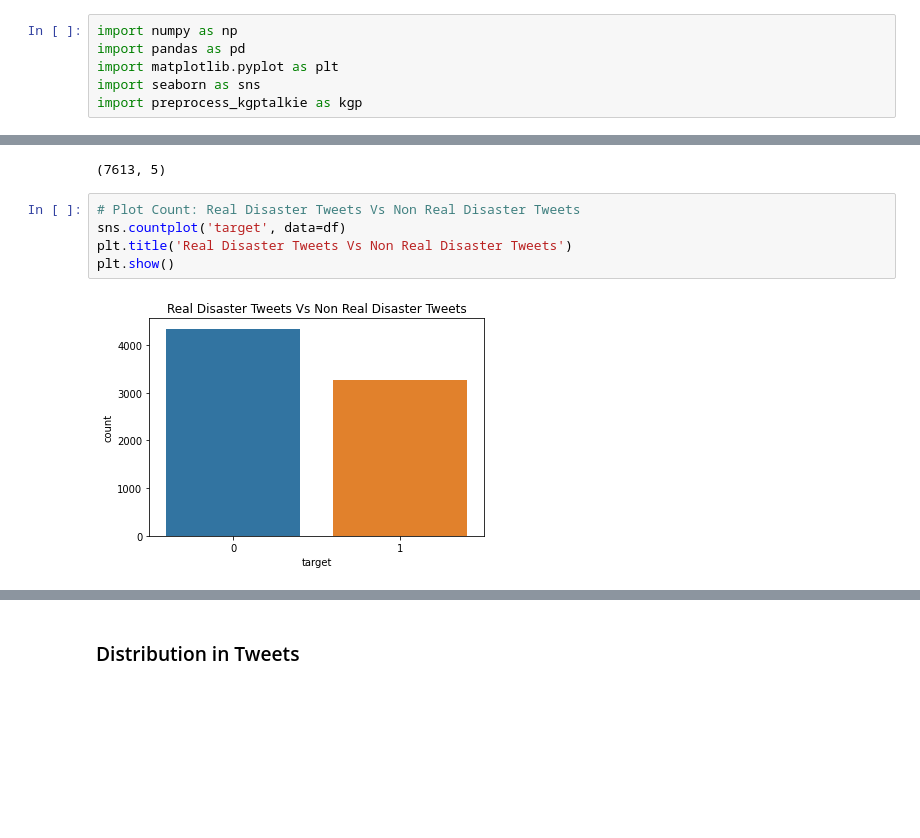
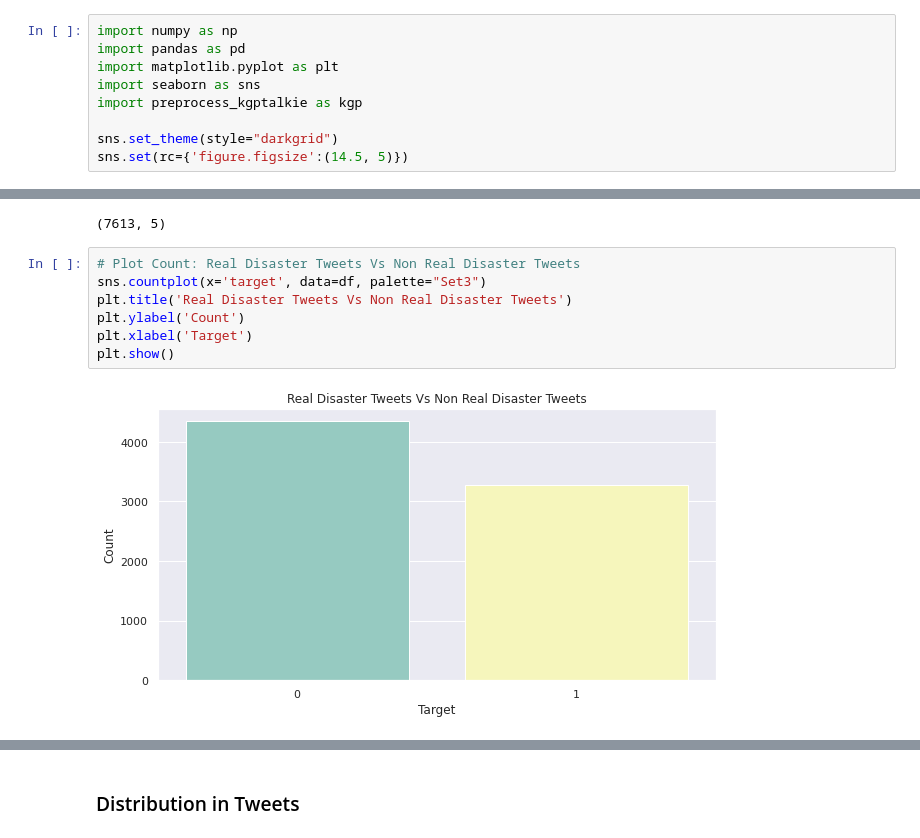
Before and after one commit to data-analytics-professionals/tweet-classification, a Jupyter notebook: tweets.ipynb, the cells around one changed output, grey strips where cells are left out. Drawn from its saved outputs; the diff is of its cells as text; blank space fills up the shorter version.

Commit message:
Updated plots and updating plot still in progress

```diff
--- a/tweets.ipynb
+++ b/tweets.ipynb
@@ -32,6 +30,9 @@ import pandas as pd
 import matplotlib.pyplot as plt
 import seaborn as sns
 import preprocess_kgptalkie as kgp
+
+sns.set_theme(style="darkgrid")
+sns.set(rc={'figure.figsize':(14.5, 5)})
 # %% [markdown]
 # Data Acquisition
 # %%
@@ -54,10 +55,12 @@ df.shape
 (7613, 5)
 # %%
 # Plot Count: Real Disaster Tweets Vs Non Real Disaster Tweets
-sns.countplot('target', data=df)
+sns.countplot(x='target', data=df, palette="Set3")
 plt.title('Real Disaster Tweets Vs Non Real Disaster Tweets')
+plt.ylabel('Count')
+plt.xlabel('Target')
 plt.show()
 # %% [output]
-[figure, old version]
+[figure, new version]
 # %%
 # Return counts of unique values within target feature.
```
Also changed, not shown: parts of 18 cells of this notebook.
